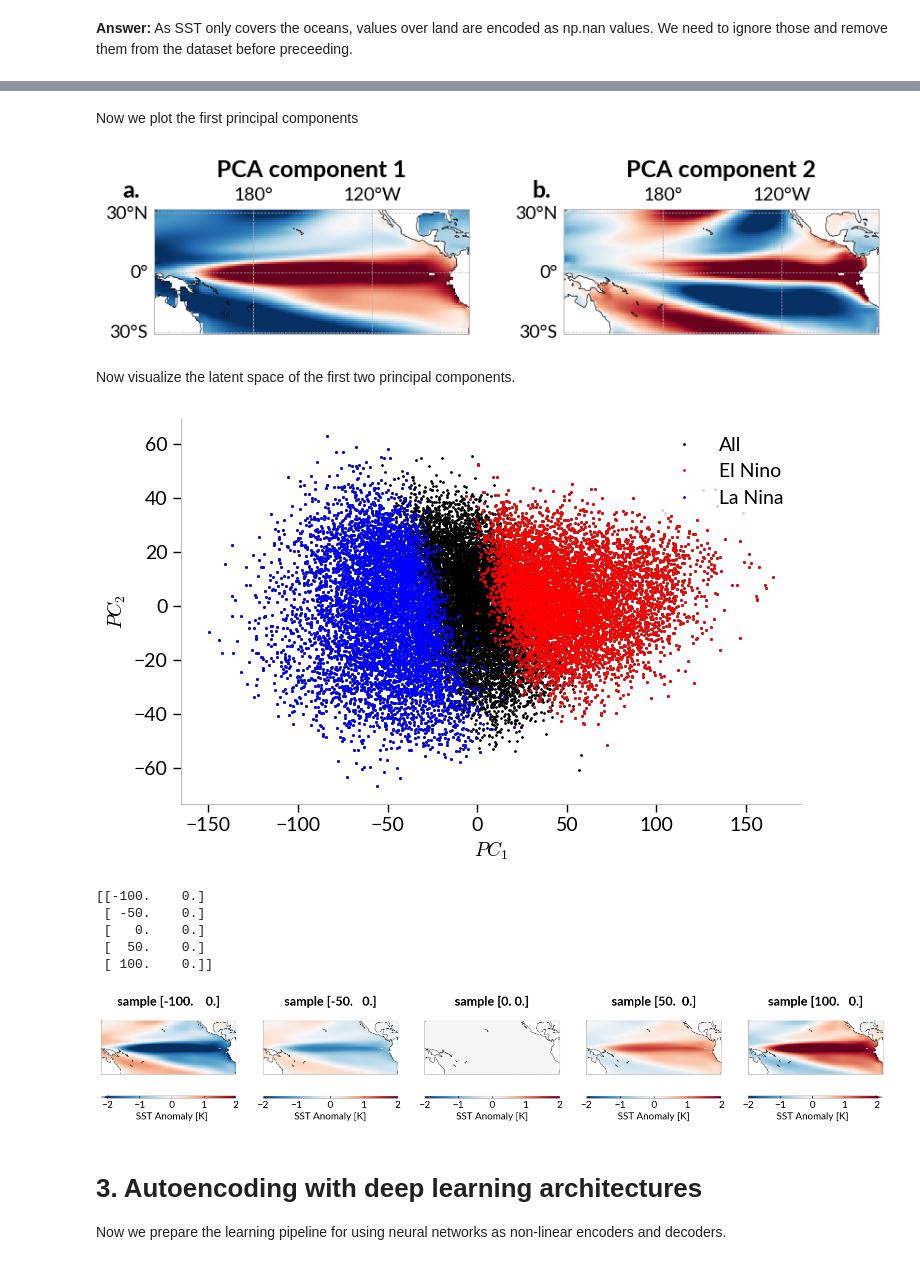
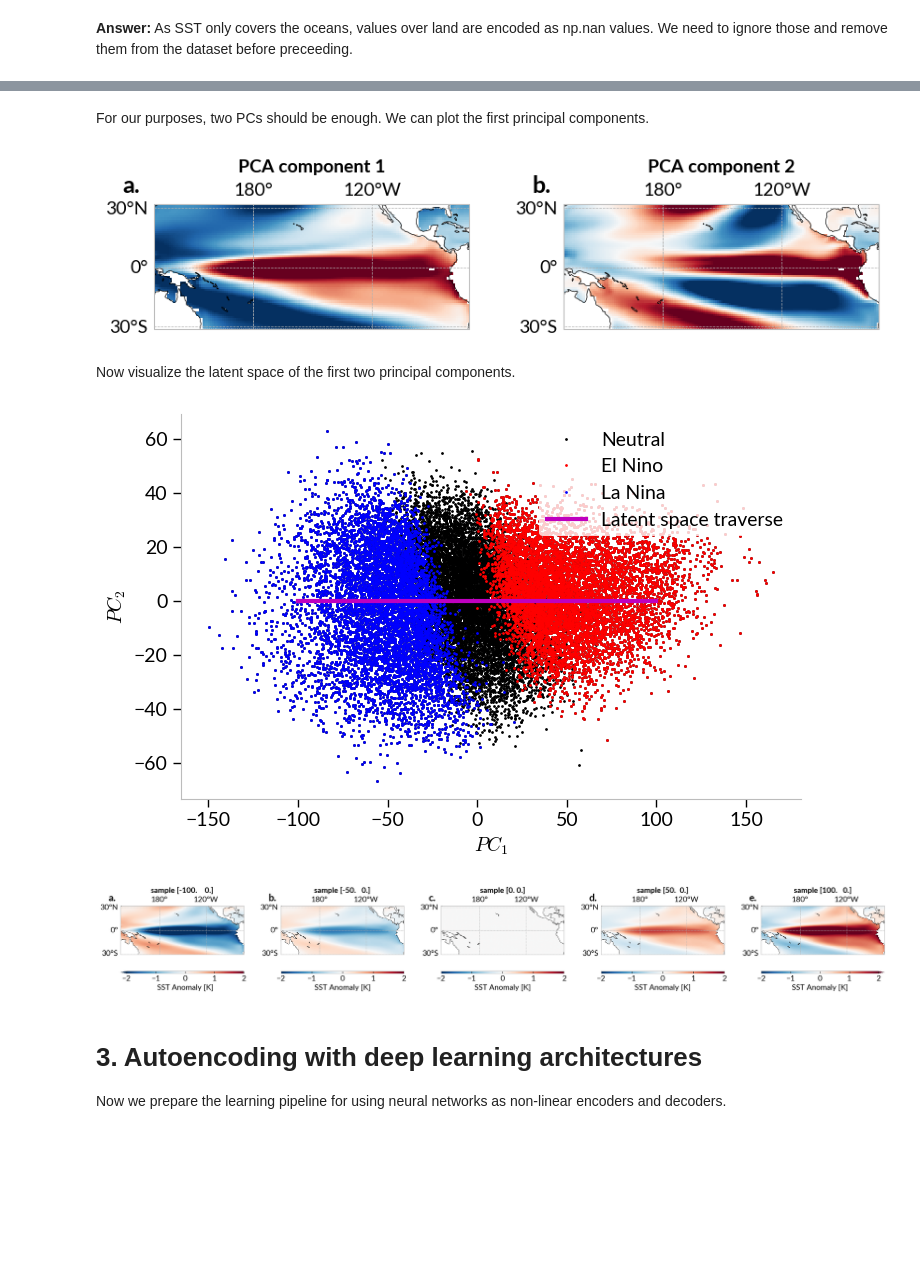
Before and after one commit to fstrnad/lectures, a Jupyter notebook: time_series_lecture/tutorial_vae_ssta.ipynb, the cells around one changed output, grey strips where cells are left out. Cells and saved outputs as stored; diff of their text form; code cells hidden in the pictures; blank space fills up the shorter version.

```diff
--- a/time_series_lecture/tutorial_vae_ssta.ipynb
+++ b/time_series_lecture/tutorial_vae_ssta.ipynb
@@ -116,5 +129,7 @@ Using the xarray package it is easy to compute the average over the Nino3.4 box:
 def get_nino34(da):
     nino34_region = da.sel(lat=slice(-5, 5), lon=[170, 240])
     nino34 = nino34_region.mean(dim=('lon', 'lat'), skipna=True)
+    nino34 = nino34.rename('nino34')
     return nino34
 nino34 = get_nino34(da)
+nino34
@@ -243,7 +280,11 @@ z = pca.fit_transform(X)
 # %% [markdown]
-Now we plot the first principal components
+For our purposes, two PCs should be enough.
+We can plot the first principal components.
 # %%
 num_pcs = 2
+pca = PCA(n_components=num_pcs)
+# This projects the input to the latent space of dimension num_components
+z = pca.fit_transform(X)
 im = gplt.create_multi_plot(nrows=1, ncols=num_pcs, projection='PlateCarree',
                        central_longitude=180, wspace=0.3)
 
@@ -252,7 +293,7 @@ for i in range(num_pcs):
     gplt.plot_map(da_map, title=f'PCA component {i+1}', ax=im['ax'][i],
                        cmap='RdBu_r')
 # %% [output]
-[figure, old version]
+[figure, new version]
 # %% [markdown]
 Now visualize the latent space of the first two principal components.
 # %%
@@ -263,45 +304,40 @@ nino34_data = get_nino34(dataset.dataarray)
 nino_idx = np.where(nino34_data > 0.5)[0]
 # get all encodings for La Nina conditions
 nina_idx = np.where(nino34_data < -0.5)[0]
-im = gplt.plot_2d(x_arr=[z[:,0], z[nino_idx,0], z[nina_idx,0]],
-             y_arr=[z[:,1], z[nino_idx,1], z[nina_idx,1]],
-             label_arr=['All', 'El Nino', 'La Nina'],
-             color_arr=['k', 'r', 'b'],
-             mk_arr=['o', 'o', 'o'],
-             mk_size=1,
-             ls='',
+
+# Create traverse through latent space
+z_samples = np.linspace((-100, 0), (100, 0), 5)
+
+im = gplt.plot_2d(x_arr=[z[:,0], z[nino_idx,0], z[nina_idx,0], z_samples[:,0]],
+             y_arr=[z[:,1], z[nino_idx,1], z[nina_idx,1], z_samples[:,1]],
+             label_arr=['Neutral', 'El Nino', 'La Nina', 'Latent space traverse'],
+             color_arr=['k', 'r', 'b', 'm'],
+             mk_arr=['o', 'o', 'o', 'x'],
+             marker_size=1,
+             ls_arr=['', '', '', '-'],
+             lw=3,
              xlabel=r"$PC_1$",
              ylabel=r"$PC_2$"
              )
 # %% [output]
-[figure, old version]
+[figure, new version]
 # %%
-# Create traverse through latent space
-z_samples = np.linspace((-100, 0), (100, 0), 5)
-print(z_samples)
-
 # Plot reconstructions
-fig, axs = gplt.plt.subplots(
-    1, len(z_samples), figsize=(len(z_samples)*4, 4),
-    subplot_kw=dict(projection=gplt.ctp.crs.PlateCarree(central_longitude=180))
-)
+im = gplt.create_multi_plot(nrows=1, ncols=len(z_samples), projection='PlateCarree',
+                            central_longitude=180, wspace=0.3)
+axs = im['ax']
 
 for idx, sample in enumerate(z_samples):
     # Create sample datapoint
     x_sample = pca.inverse_transform(sample.T)
     da_sample = dataset.get_map(x_sample)
     im = gplt.plot_map(da_sample,
                        ax=axs[idx],
                        title=f'sample {sample}',
                        cmap='RdBu_r', label='SST Anomaly [K]',
                        vmin=-2, vmax=2)
 # %% [output]
-[[-100.    0.]
- [ -50.    0.]
- [   0.    0.]
- [  50.    0.]
- [ 100.    0.]]
-[figure, old version]
+[figure, new version]
 # %% [markdown]
 # 3. Autoencoding with deep learning architectures
 
```
Also changed, not shown: parts of 41 cells of this notebook.
